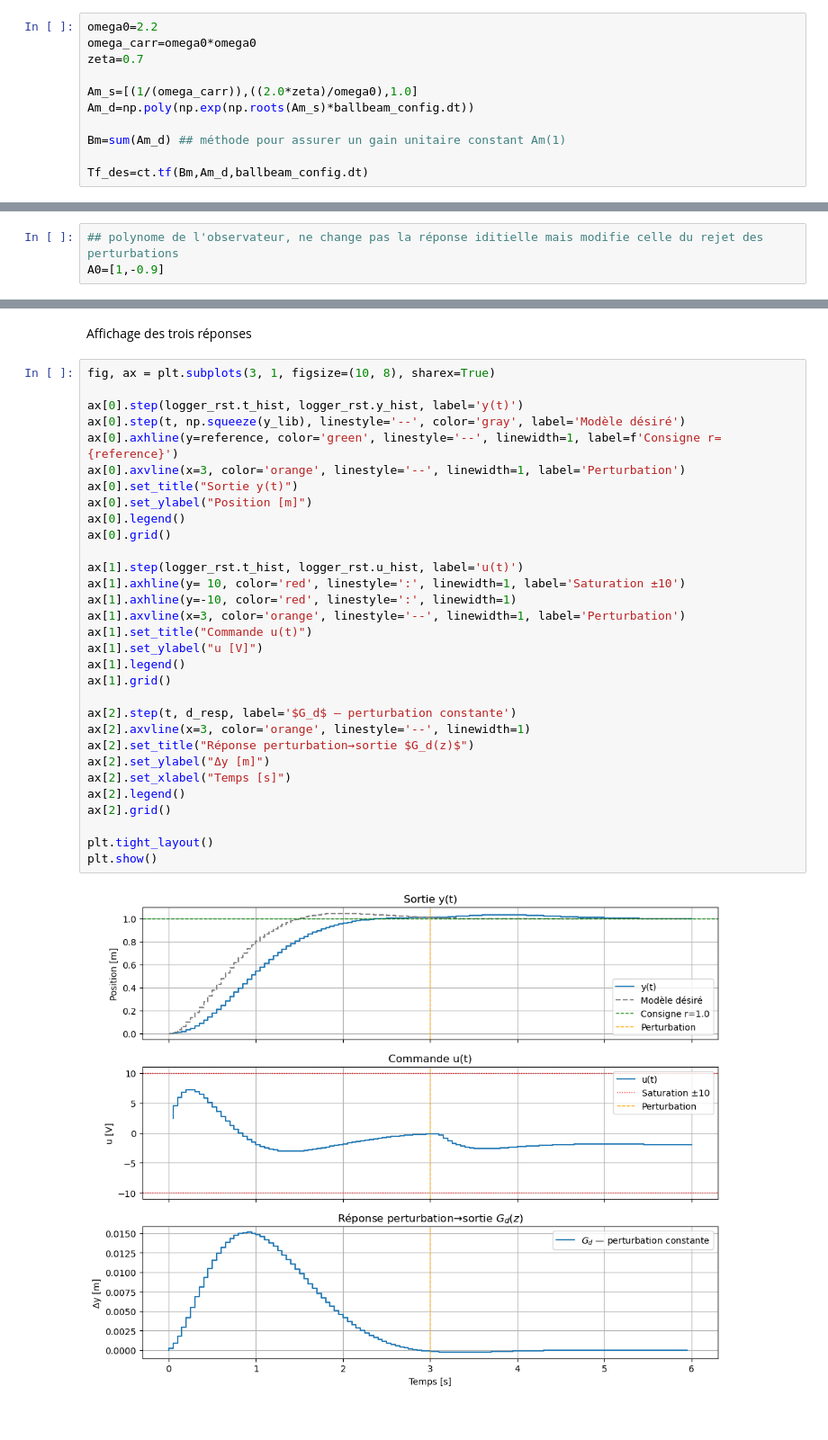
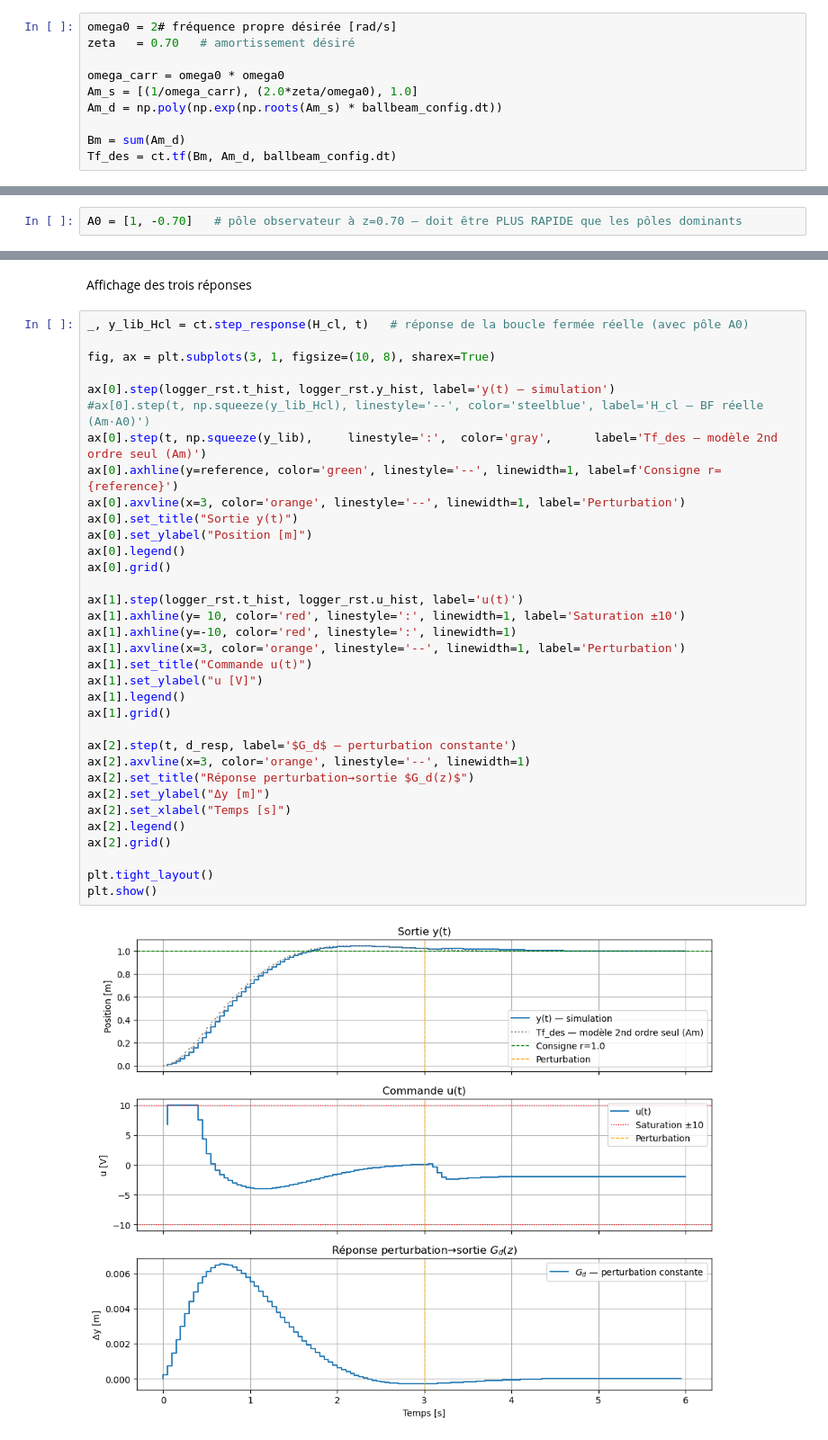
Before and after one commit to Bababoey123/PythonDiscreteControl, a Jupyter notebook: CommandeDoubleIntégrateur_RST.ipynb, the cells around one changed output, grey strips where cells are left out. Shown at 90% size. Drawn from its saved outputs; the diff is of its cells as text.

```diff
--- a/CommandeDoubleIntégrateur_RST.ipynb
+++ b/CommandeDoubleIntégrateur_RST.ipynb
@@ -70,14 +101,13 @@ Ici, on veut que le modèle agisse comme un second ordre.
 # %%
-omega0=2.2
-omega_carr=omega0*omega0
-zeta=0.7
+omega0 = 2# fréquence propre désirée [rad/s]
+zeta   = 0.70   # amortissement désiré
 
-Am_s=[(1/(omega_carr)),((2.0*zeta)/omega0),1.0]
-Am_d=np.poly(np.exp(np.roots(Am_s)*ballbeam_config.dt))
+omega_carr = omega0 * omega0
+Am_s = [(1/omega_carr), (2.0*zeta/omega0), 1.0]
+Am_d = np.poly(np.exp(np.roots(Am_s) * ballbeam_config.dt))
 
-Bm=sum(Am_d) ## méthode pour assurer un gain unitaire constant Am(1)
-
-Tf_des=ct.tf(Bm,Am_d,ballbeam_config.dt)
+Bm = sum(Am_d)
+Tf_des = ct.tf(Bm, Am_d, ballbeam_config.dt)
 # %%
 ### affichage
 print(Tf_des)
@@ -103,6 +133,5 @@ radius: [0.92588985 0.92588985]
 t = np.arange( 0,ballbeam_config.T,ballbeam_config.dt)
 _, y_lib = ct.step_response(Tf_des, t)
 # %%
-## polynome de l'observateur, ne change pas la réponse iditielle mais modifie celle du rejet des perturbations
-A0=[1,-0.9]
+A0 = [1, -0.70]   # pôle observateur à z=0.70 — doit être PLUS RAPIDE que les pôles dominants
 # %% [markdown]
@@ -196,35 +248,38 @@ DC gain Gd: 0.0
 # %% [markdown]
 Affichage des trois réponses
 # %%
+_, y_lib_Hcl = ct.step_response(H_cl, t)   # réponse de la boucle fermée réelle (avec pôle A0)
+
 fig, ax = plt.subplots(3, 1, figsize=(10, 8), sharex=True)
 
-ax[0].step(logger_rst.t_hist, logger_rst.y_hist, label='y(t)')
-ax[0].step(t, np.squeeze(y_lib), linestyle='--', color='gray', label='Modèle désiré')
+ax[0].step(logger_rst.t_hist, logger_rst.y_hist, label='y(t) — simulation')
+#ax[0].step(t, np.squeeze(y_lib_Hcl), linestyle='--', color='steelblue', label='H_cl — BF réelle (Am·A0)')
+ax[0].step(t, np.squeeze(y_lib),     linestyle=':',  color='gray',      label='Tf_des — modèle 2nd ordre seul (Am)')
 ax[0].axhline(y=reference, color='green', linestyle='--', linewidth=1, label=f'Consigne r={reference}')
 ax[0].axvline(x=3, color='orange', linestyle='--', linewidth=1, label='Perturbation')
 ax[0].set_title("Sortie y(t)")
 ax[0].set_ylabel("Position [m]")
 ax[0].legend()
 ax[0].grid()
 
 ax[1].step(logger_rst.t_hist, logger_rst.u_hist, label='u(t)')
 ax[1].axhline(y= 10, color='red', linestyle=':', linewidth=1, label='Saturation ±10')
 ax[1].axhline(y=-10, color='red', linestyle=':', linewidth=1)
 ax[1].axvline(x=3, color='orange', linestyle='--', linewidth=1, label='Perturbation')
 ax[1].set_title("Commande u(t)")
 ax[1].set_ylabel("u [V]")
 ax[1].legend()
 ax[1].grid()
 
 ax[2].step(t, d_resp, label='$G_d$ — perturbation constante')
 ax[2].axvline(x=3, color='orange', linestyle='--', linewidth=1)
 ax[2].set_title("Réponse perturbation→sortie $G_d(z)$")
 ax[2].set_ylabel("Δy [m]")
 ax[2].set_xlabel("Temps [s]")
 ax[2].legend()
 ax[2].grid()
 
 plt.tight_layout()
 plt.show()
 # %% [output]
-[figure, old version]
+[figure, new version]
```
Also changed, not shown: parts of 17 cells of this notebook, 7 other files.
